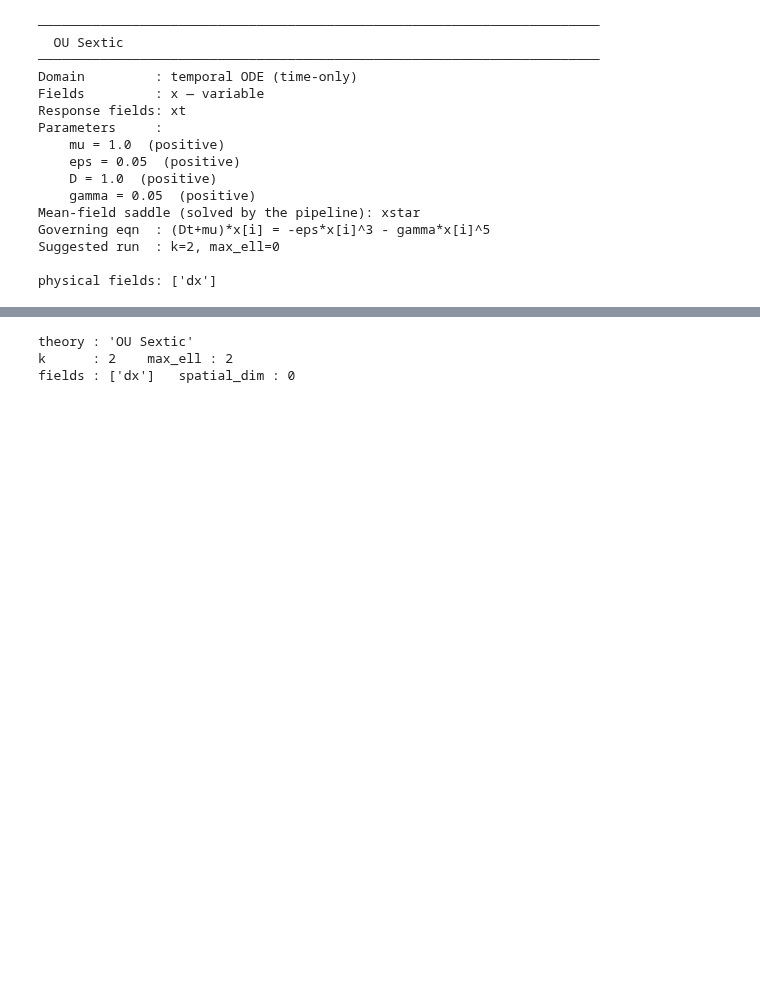
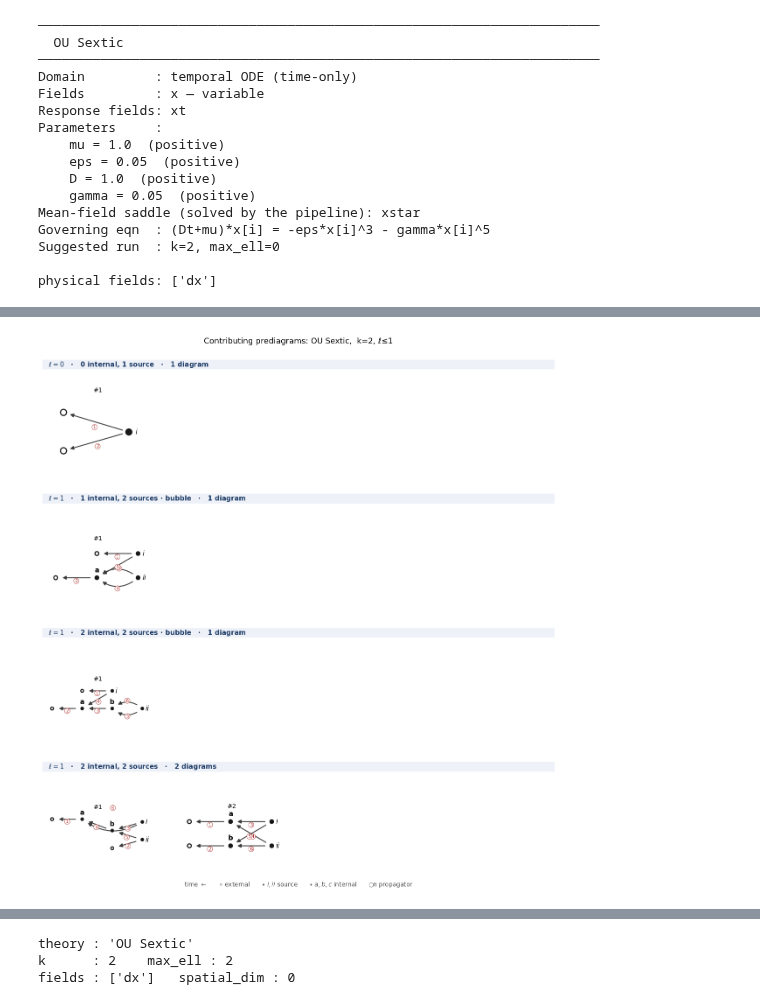
Before and after one commit to mszuromi/daedalus, a Jupyter notebook: notebooks/examples/temporal_ou_sextic_white.ipynb, the cells around one changed output, grey strips where cells are left out. Saved outputs shown, nothing was run; the diff lists cells and outputs as text; code cells hidden in the pictures; blank space fills up the shorter version.

```diff
--- a/notebooks/examples/temporal_ou_sextic_white.ipynb
+++ b/notebooks/examples/temporal_ou_sextic_white.ipynb
@@ -47,0 +56,6 @@ physical fields: ['dx']
+# %%
+# Diagram topologies summed for C_xx(τ), grouped by family (tree + 1-loop here).
+dd.plot_prediagrams(model, k=2, max_ell=1)
+plt.show()
+# %% [output]
+[figure, added]
```
Also changed, not shown: parts of 5 cells of this notebook.
